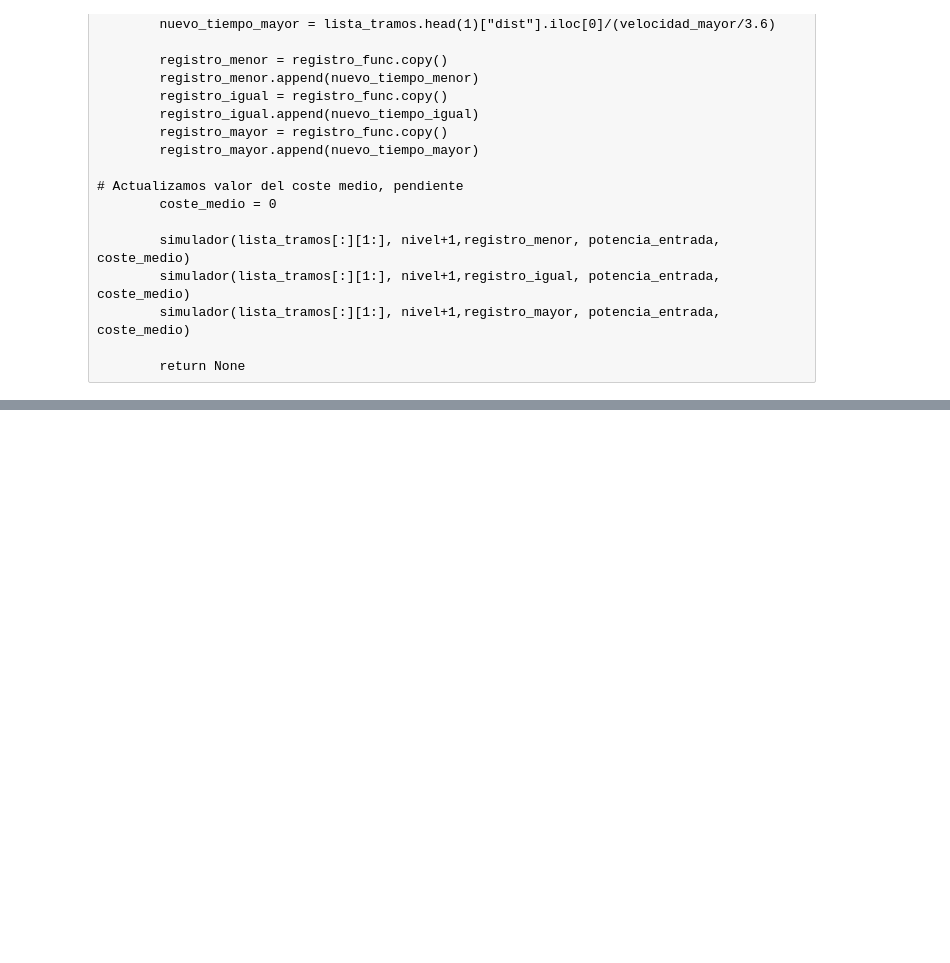
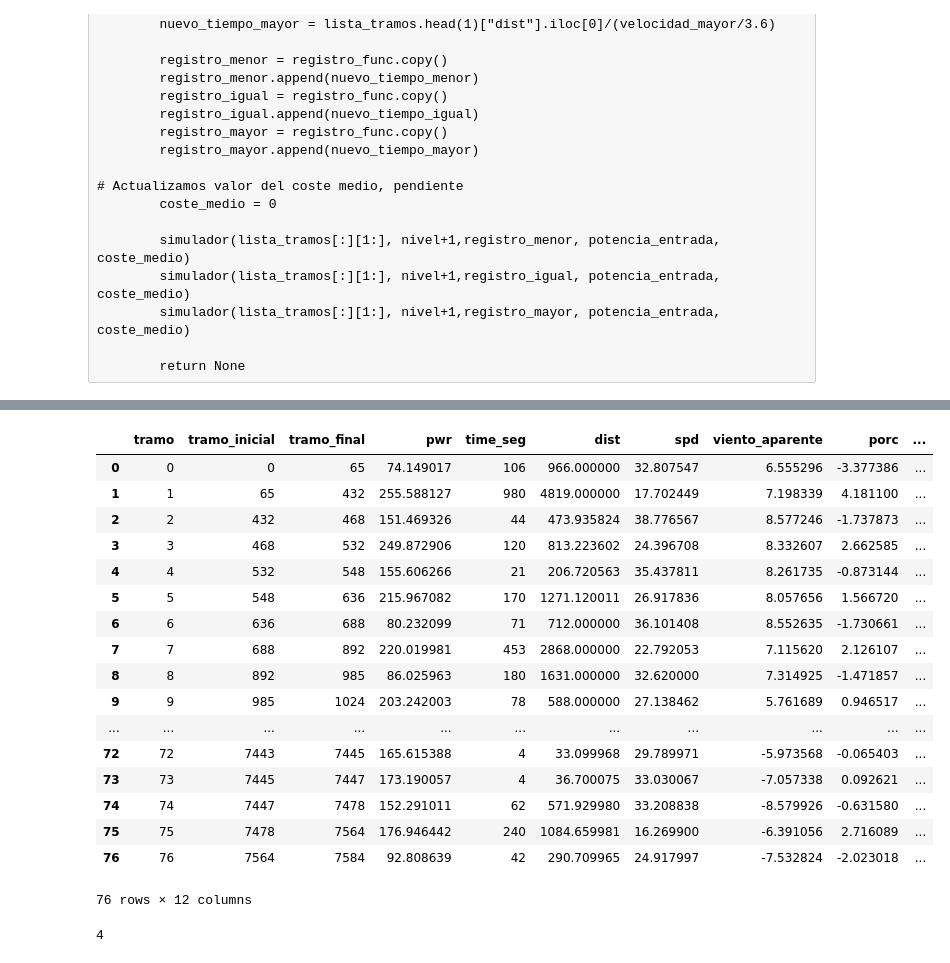
Before and after one commit to davidchepe/IM_KS, a Jupyter notebook: Simulador/Pruebas_Simulacion.ipynb, the cells around one changed output, grey strips where cells are left out. Cells and saved outputs as stored; diff of their text form; code cells hidden in the pictures; blank space fills up the shorter version.

```diff
--- a/Simulador/Pruebas_Simulacion.ipynb
+++ b/Simulador/Pruebas_Simulacion.ipynb
@@ -177,0 +280,29 @@ contador_resultados
+# %%
+df_test = df.copy()
+# %%
+df_test["ex_1"] = resultados[0][2]
+# %%
+df_test
+# %% [output]
+|  | tramo | tramo_inicial | tramo_final | pwr | time_seg | dist | spd | viento_aparente | porc | ... |
+| 0 | 0 | 0 | 65 | 74.149017 | 106 | 966.000000 | 32.807547 | 6.555296 | -3.377386 | ... |
+| 1 | 1 | 65 | 432 | 255.588127 | 980 | 4819.000000 | 17.702449 | 7.198339 | 4.181100 | ... |
+| 2 | 2 | 432 | 468 | 151.469326 | 44 | 473.935824 | 38.776567 | 8.577246 | -1.737873 | ... |
+| 3 | 3 | 468 | 532 | 249.872906 | 120 | 813.223602 | 24.396708 | 8.332607 | 2.662585 | ... |
+| 4 | 4 | 532 | 548 | 155.606266 | 21 | 206.720563 | 35.437811 | 8.261735 | -0.873144 | ... |
+| 5 | 5 | 548 | 636 | 215.967082 | 170 | 1271.120011 | 26.917836 | 8.057656 | 1.566720 | ... |
+| 6 | 6 | 636 | 688 | 80.232099 | 71 | 712.000000 | 36.101408 | 8.552635 | -1.730661 | ... |
+| 7 | 7 | 688 | 892 | 220.019981 | 453 | 2868.000000 | 22.792053 | 7.115620 | 2.126107 | ... |
+| 8 | 8 | 892 | 985 | 86.025963 | 180 | 1631.000000 | 32.620000 | 7.314925 | -1.471857 | ... |
+| 9 | 9 | 985 | 1024 | 203.242003 | 78 | 588.000000 | 27.138462 | 5.761689 | 0.946517 | ... |
+| ... | ... | ... | ... | ... | ... | ... | ... | ... | ... | ... |
+| 72 | 72 | 7443 | 7445 | 165.615388 | 4 | 33.099968 | 29.789971 | -5.973568 | -0.065403 | ... |
+| 73 | 73 | 7445 | 7447 | 173.190057 | 4 | 36.700075 | 33.030067 | -7.057338 | 0.092621 | ... |
+| 74 | 74 | 7447 | 7478 | 152.291011 | 62 | 571.929980 | 33.208838 | -8.579926 | -0.631580 | ... |
+| 75 | 75 | 7478 | 7564 | 176.946442 | 240 | 1084.659981 | 16.269900 | -6.391056 | 2.716089 | ... |
+| 76 | 76 | 7564 | 7584 | 92.808639 | 42 | 290.709965 | 24.917997 | -7.532824 | -2.023018 | ... |
+76 rows × 12 columns
+# %%
+exito
+# %% [output]
+4
```
Also changed, not shown: parts of 8 cells of this notebook, 5 other files.
